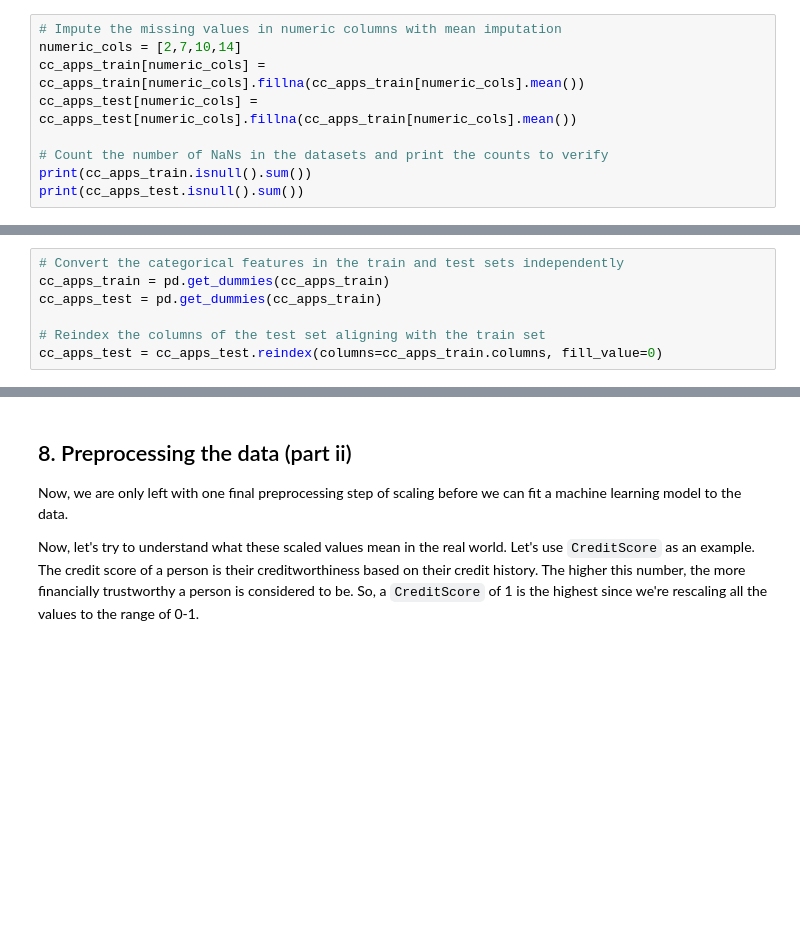
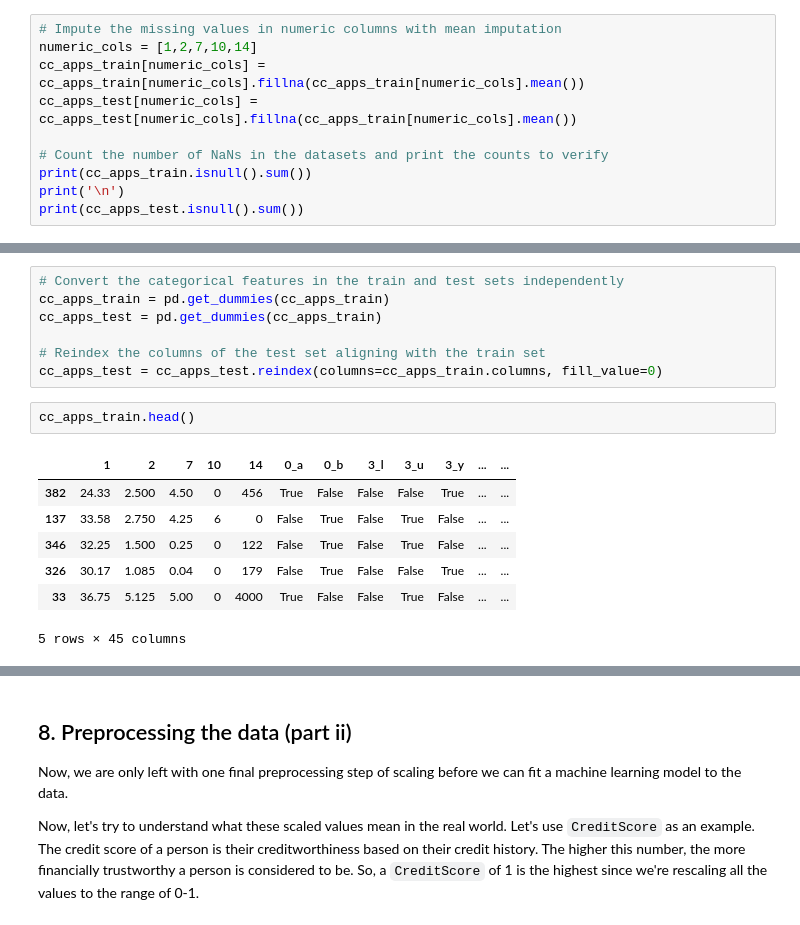
Before and after one commit to OlumideOlumayegun/credit-card-approval-prediction, a Jupyter notebook: notebook.ipynb, the cells around one changed output, grey strips where cells are left out. Drawn from its saved outputs; the diff is of its cells as text; blank space fills up the shorter version.

```diff
--- a/notebook.ipynb
+++ b/notebook.ipynb
@@ -202,12 +232,13 @@ To ensure that missing values do not negatively affect the model's performance,
 With this approach, the dataset will be ready for further preprocessing and modeling without the risk of missing data affecting the reliability or accuracy of the machine learning pipeline.
 # %%
 # Impute the missing values in numeric columns with mean imputation
-numeric_cols = [2,7,10,14]
+numeric_cols = [1,2,7,10,14]
 cc_apps_train[numeric_cols] = cc_apps_train[numeric_cols].fillna(cc_apps_train[numeric_cols].mean())
 cc_apps_test[numeric_cols] = cc_apps_test[numeric_cols].fillna(cc_apps_train[numeric_cols].mean())
 
 # Count the number of NaNs in the datasets and print the counts to verify
 print(cc_apps_train.isnull().sum())
+print('\n')
 print(cc_apps_test.isnull().sum())
 # %% [output]
 0     8
@@ -279,3 +312,13 @@ cc_apps_test = pd.get_dummies(cc_apps_train)
 
 # Reindex the columns of the test set aligning with the train set
 cc_apps_test = cc_apps_test.reindex(columns=cc_apps_train.columns, fill_value=0)
+# %%
+cc_apps_train.head()
+# %% [output]
+|  | 1 | 2 | 7 | 10 | 14 | 0_a | 0_b | 3_l | 3_u | 3_y | ... | ... |
+| 382 | 24.33 | 2.500 | 4.50 | 0 | 456 | True | False | False | False | True | ... | ... |
+| 137 | 33.58 | 2.750 | 4.25 | 6 | 0 | False | True | False | True | False | ... | ... |
+| 346 | 32.25 | 1.500 | 0.25 | 0 | 122 | False | True | False | True | False | ... | ... |
+| 326 | 30.17 | 1.085 | 0.04 | 0 | 179 | False | True | False | False | True | ... | ... |
+| 33 | 36.75 | 5.125 | 5.00 | 0 | 4000 | True | False | False | True | False | ... | ... |
+5 rows × 45 columns
```
Also changed, not shown: parts of 16 cells of this notebook.
